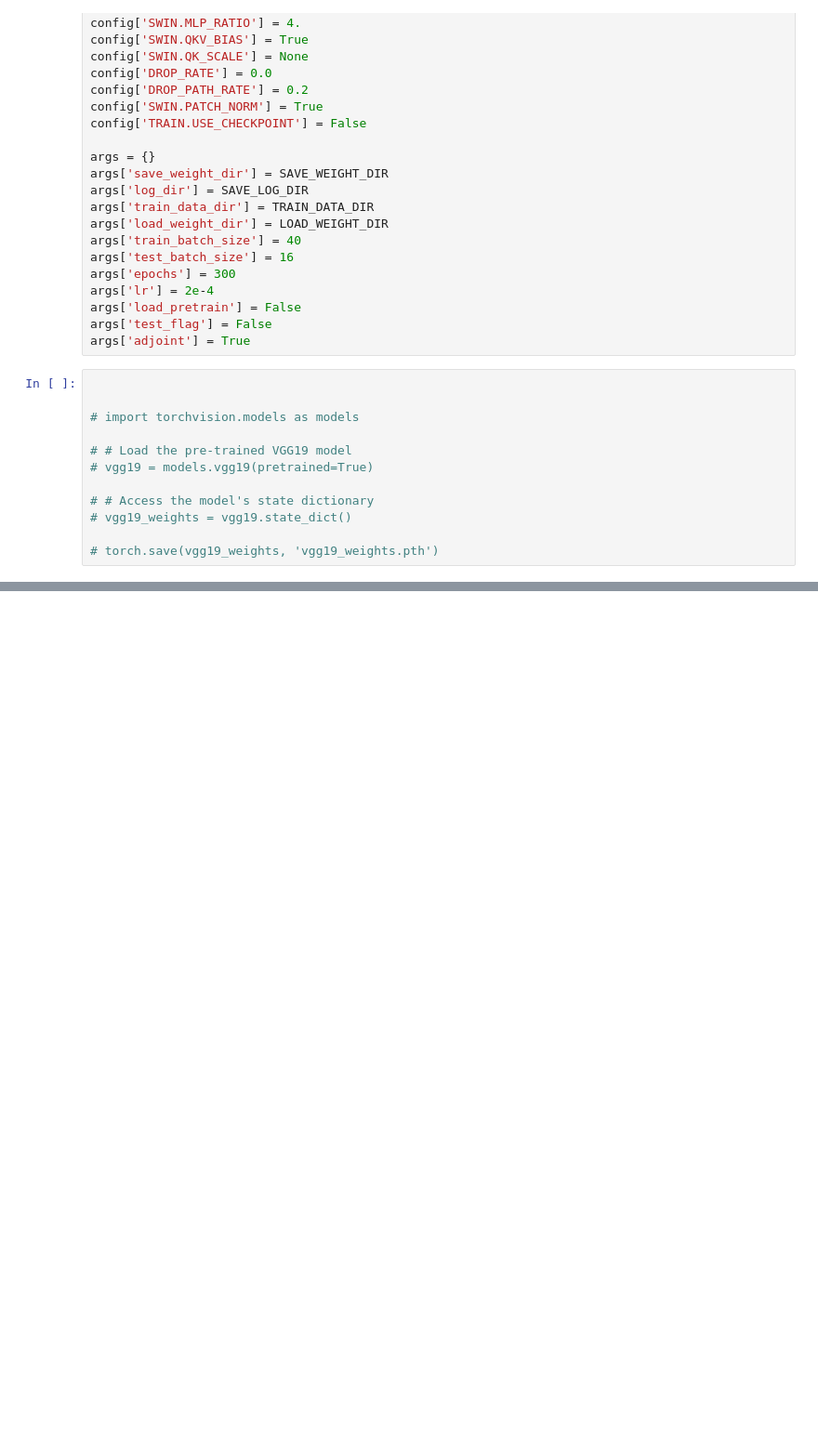
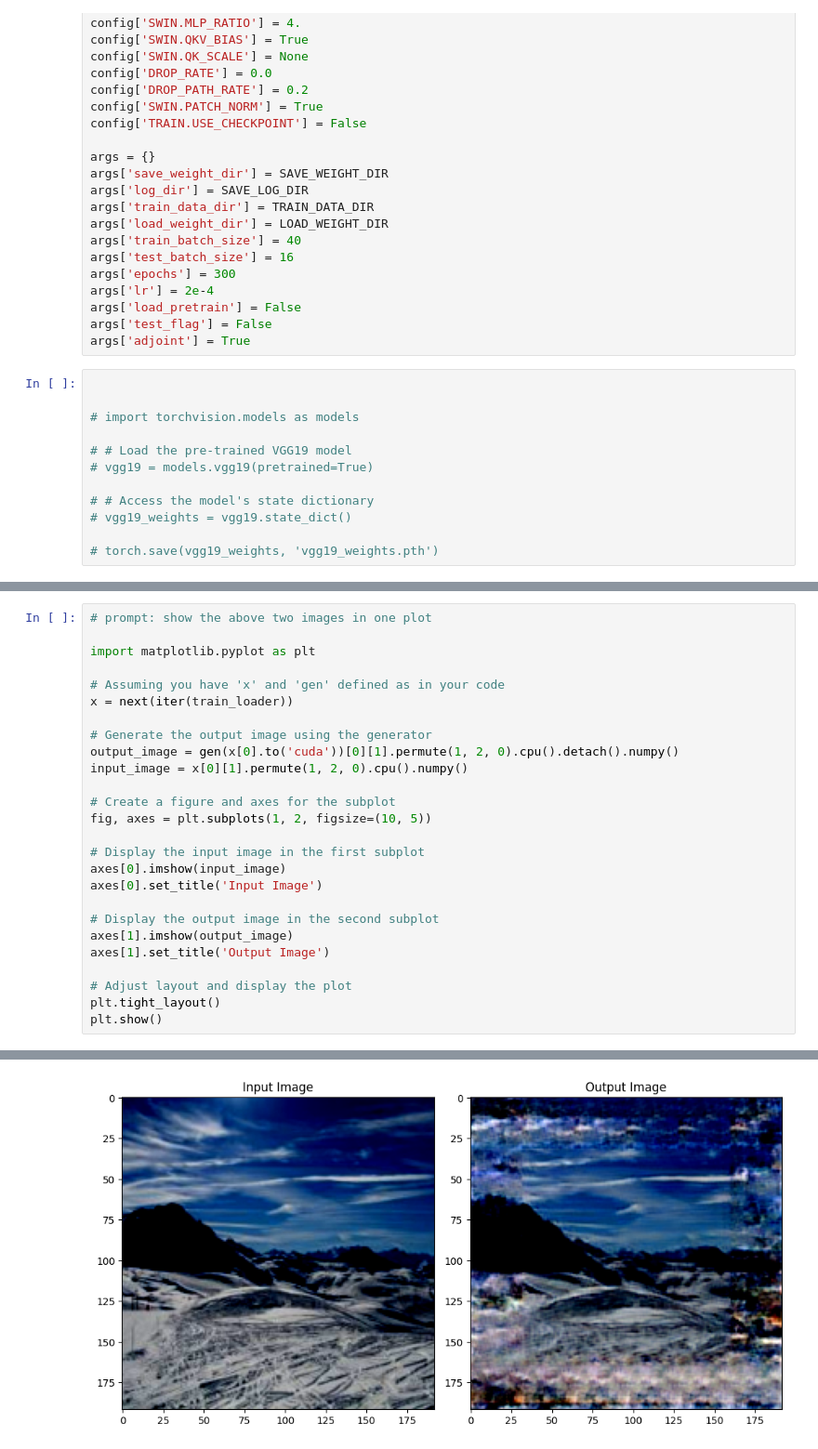
Before and after one commit to mitkrieg/UTransformer, a Jupyter notebook: utransformer.ipynb, the cells around one changed output, grey strips where cells are left out. Shown at 93% size. Saved outputs shown, nothing was run; the diff lists cells and outputs as text; blank space fills up the shorter version.

```diff
--- a/utransformer.ipynb
+++ b/utransformer.ipynb
@@ -302,0 +310,27 @@ WARNING:matplotlib.image:Clipping input data to the valid range for imshow with
+# %%
+# prompt: show the above two images in one plot
+
+import matplotlib.pyplot as plt
+
+# Assuming you have 'x' and 'gen' defined as in your code
+x = next(iter(train_loader))
+
+# Generate the output image using the generator
+output_image = gen(x[0].to('cuda'))[0][1].permute(1, 2, 0).cpu().detach().numpy()
+input_image = x[0][1].permute(1, 2, 0).cpu().numpy()
+
+# Create a figure and axes for the subplot
+fig, axes = plt.subplots(1, 2, figsize=(10, 5))
+
+# Display the input image in the first subplot
+axes[0].imshow(input_image)
+axes[0].set_title('Input Image')
+
+# Display the output image in the second subplot
+axes[1].imshow(output_image)
+axes[1].set_title('Output Image')
+
+# Adjust layout and display the plot
+plt.tight_layout()
+plt.show()
+# %% [output]
@@ -302,0 +339 @@ WARNING:matplotlib.image:Clipping input data to the valid range for imshow with
+[figure, added]
```
Also changed, not shown: parts of 5 cells of this notebook.
